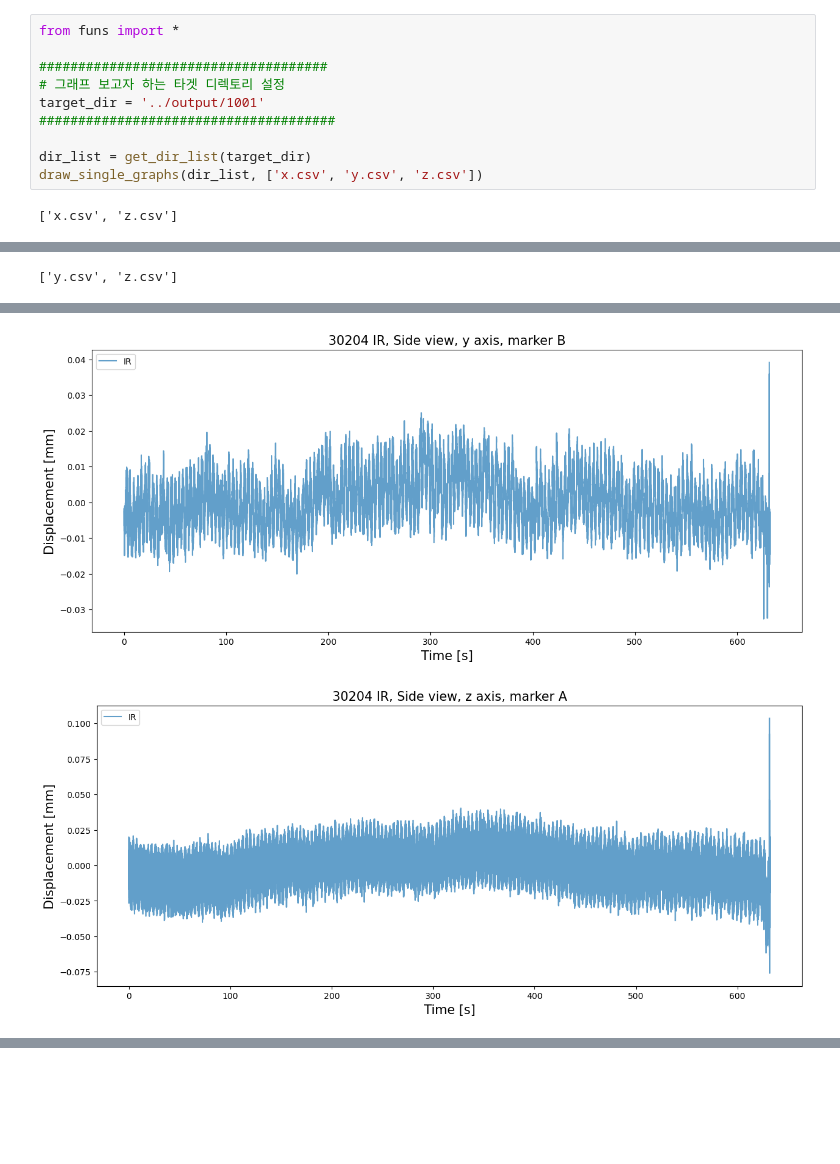
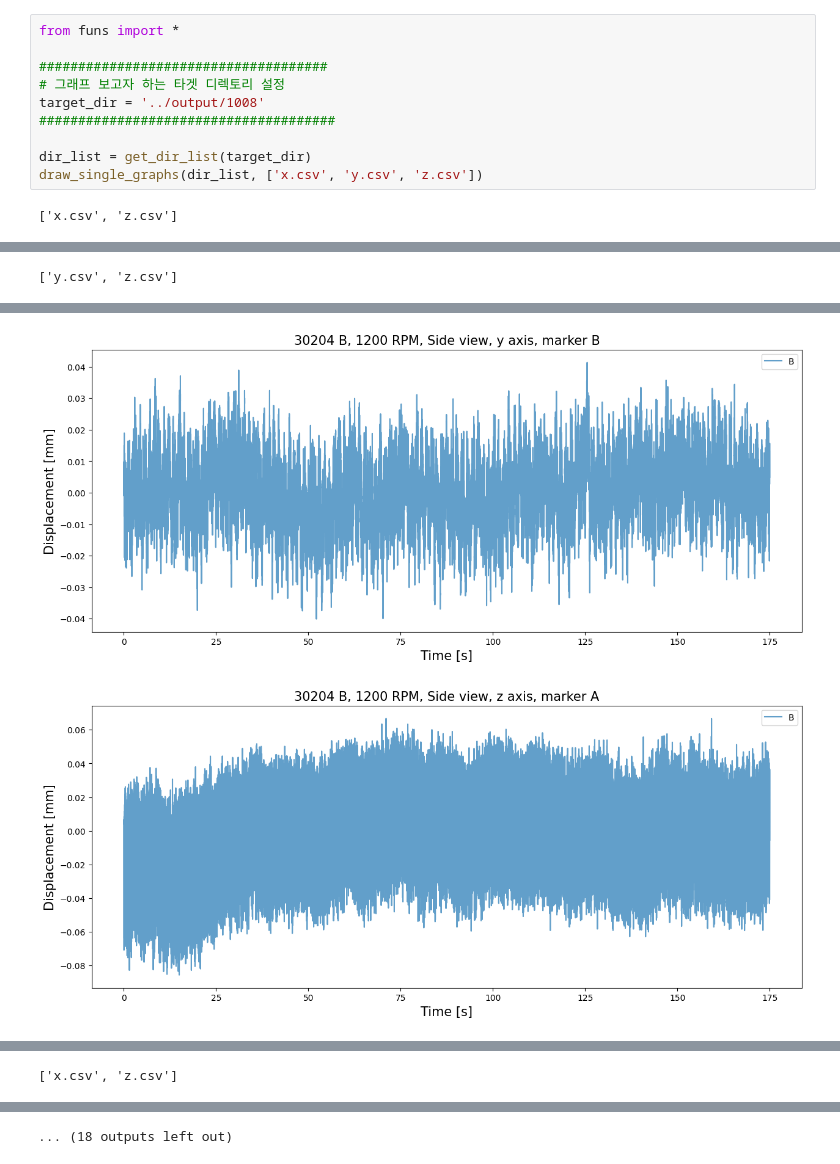
Before and after one commit to RTES-Lab/2024-proj-xtwice, a Jupyter notebook: MDPS-vis-master/painter/graphs.ipynb, the cells around one changed output, grey strips where cells are left out. Cells and saved outputs as stored; diff of their text form; blank space fills up the shorter version.

```diff
--- a/MDPS-vis-master/painter/graphs.ipynb
+++ b/MDPS-vis-master/painter/graphs.ipynb
@@ -3,7 +3,7 @@ from funs import *
 
 #####################################
 # 그래프 보고자 하는 타겟 디렉토리 설정
-target_dir = '../output/1001'
+target_dir = '../output/1008'
 ######################################
 
 dir_list = get_dir_list(target_dir)
@@ -19,2 +19,2 @@ draw_single_graphs(dir_list, ['x.csv', 'y.csv', 'z.csv'])
-[figure, old version]
+[figure, new version]
-[figure, old version]
+[figure, new version]
@@ -21,0 +22 @@ draw_single_graphs(dir_list, ['x.csv', 'y.csv', 'z.csv'])
+['x.csv', 'z.csv']
@@ -21,0 +24 @@ draw_single_graphs(dir_list, ['x.csv', 'y.csv', 'z.csv'])
+... (18 outputs left out)
```
Also changed, not shown: parts of 3 cells of this notebook, 2 other files.
